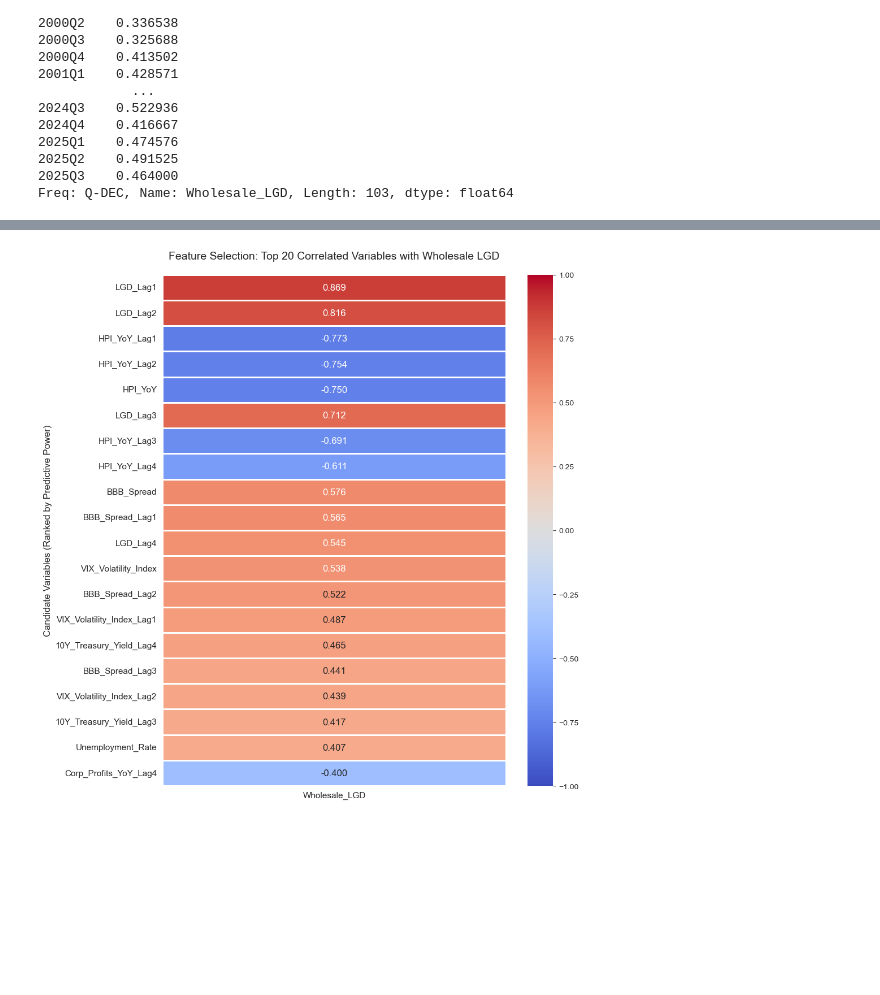
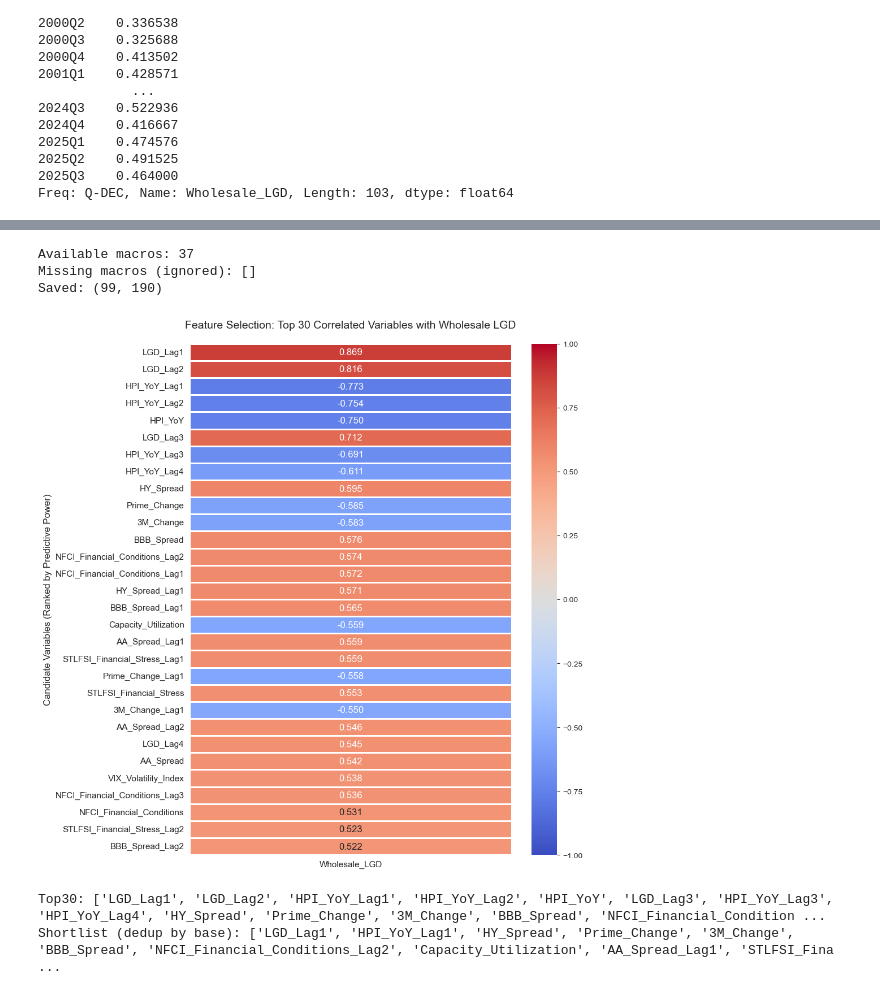
Before and after one commit to sohamjoshi1998/fim601-ccar, a Jupyter notebook: lgd_wholesale_model.ipynb, the cells around one changed output, grey strips where cells are left out. Cells and saved outputs as stored; diff of their text form; code cells hidden in the pictures; blank space fills up the shorter version.

Commit message:
feature selection and validation of wholesale lgd model

```diff
--- a/lgd_wholesale_model.ipynb
+++ b/lgd_wholesale_model.ipynb
@@ -115,44 +120,94 @@ print(df_model.head())
 # %%
 candidate_macros = [
-    'Real_GDP_Growth', 'Nominal_GDP_Growth', 'BBB_Spread',
-    '10Y_Treasury_Yield', 'Corp_Profits_YoY', 'HPI_YoY',
-    'Stock_Market_Return', 'VIX_Volatility_Index', 'Unemployment_Rate'
+    # Levels (raw series)
+    'Unemployment_Rate','Real_GDP','Nominal_GDP','Corporate_Profits','House_Price_Index',
+    'Stock_Market_Index','CPI_Inflation','Real_Disposable_Income','Industrial_Production','Capacity_Utilization',
+
+    # Credit conditions (levels)
+    'BBB_Spread','HY_Spread','AAA_Spread','AA_Spread',
+
+    # Financial stress (levels)
+    'VIX_Volatility_Index','NFCI_Financial_Conditions','STLFSI_Financial_Stress',
+
+    # Rates (levels)
+    '10Y_Treasury_Yield','3M_Treasury_Rate','Prime_Rate',
+
+    # Transforms
+    'Real_GDP_Growth','Nominal_GDP_Growth','Corp_Profits_YoY','HPI_YoY','Stock_Market_Return',
+    'CPI_YoY','RDI_YoY','RDI_Growth','INDPRO_YoY','INDPRO_Growth','TCU_Change',
+    'Term_Spread_10Y_3M','10Y_Change','3M_Change','Prime_Change','BBB_Change','HY_Change',
 ]
+
 lags_to_test = [1, 2, 3, 4]
 
+available_macros = [m for m in candidate_macros if m in df_model.columns]
+missing_macros = [m for m in candidate_macros if m not in df_model.columns]
+print("Available macros:", len(available_macros))
+print("Missing macros (ignored):", missing_macros)
+
+lagged_cols = {}
+
+# LGD lags
 for lag in lags_to_test:
-    df_model[f'LGD_Lag{lag}'] = df_model['Wholesale_LGD'].shift(lag)
+    lagged_cols[f"LGD_Lag{lag}"] = df_model["Wholesale_LGD"].shift(lag)
 
-for macro in candidate_macros:
-    if macro in df_model.columns:
-        for lag in lags_to_test:
-            col_name = f'{macro}_Lag{lag}'
-            df_model[col_name] = df_model[macro].shift(lag)
+# Macro lags
+for m in available_macros:
+    for lag in lags_to_test:
+        lagged_cols[f"{m}_Lag{lag}"] = df_model[m].shift(lag)
 
-df_model.dropna(inplace=True)
-df_model.to_csv('./output/wholesale_lgd_model_candidates.csv')
+df_lags = pd.DataFrame(lagged_cols, index=df_model.index)
+
+df_model = pd.concat([df_model, df_lags], axis=1)
+df_model = df_model.dropna().copy()
+
+df_model.to_csv("./output/wholesale_lgd_model_candidates.csv")
+print("Saved:", df_model.shape)
+# %% [output]
+Available macros: 37
+Missing macros (ignored): []
+Saved: (99, 190)
 # %%
 plt.figure(figsize=(10, 10))
 
 target = 'Wholesale_LGD'
 
 corr_with_lgd = df_model.corr()[[target]].drop(target)
 corr_with_lgd['Absolute_Corr'] = corr_with_lgd[target].abs()
 corr_with_lgd_sorted = corr_with_lgd.sort_values(by='Absolute_Corr', ascending=False)
 corr_with_lgd_sorted.drop(columns=['Absolute_Corr'], inplace=True)
 
-top_20_features = corr_with_lgd_sorted.head(20)
+top_30_features = corr_with_lgd_sorted.head(30)
 
-sns.heatmap(top_20_features, annot=True, annot_kws={"size": 12},
+sns.heatmap(top_30_features, annot=True, annot_kws={"size": 12},
             cmap='coolwarm', fmt=".3f", linewidths=1, vmin=-1, vmax=1)
 
-plt.title('Feature Selection: Top 20 Correlated Variables with Wholesale LGD', fontsize=14, pad=20)
+plt.title('Feature Selection: Top 30 Correlated Variables with Wholesale LGD', fontsize=14, pad=20)
 plt.ylabel('Candidate Variables (Ranked by Predictive Power)', fontsize=12)
 plt.xticks(fontsize=11)
 plt.yticks(fontsize=11)
 
 plt.tight_layout()
 plt.savefig('./output/chart_lgd_wholesale_feature_selection.png', dpi=600, bbox_inches='tight')
 plt.show()
 # %% [output]
-[figure, old version]
+[figure, new version]
+# %%
+top30_names = corr_with_lgd_sorted.head(30).index.tolist()
+
+def base_name(x):
+    return re.sub(r"_Lag\d+$", "", x)
+
+shortlist = []
+seen = set()
+for v in top30_names:
+    b = base_name(v)
+    if b not in seen:
+        shortlist.append(v)
+        seen.add(b)
+
+print("Top30:", top30_names)
+print("Shortlist (dedup by base):", shortlist)
+# %% [output]
+Top30: ['LGD_Lag1', 'LGD_Lag2', 'HPI_YoY_Lag1', 'HPI_YoY_Lag2', 'HPI_YoY', 'LGD_Lag3', 'HPI_YoY_Lag3', 'HPI_YoY_Lag4', 'HY_Spread', 'Prime_Change', '3M_Change', 'BBB_Spread', 'NFCI_Financial_Condition ...
+Shortlist (dedup by base): ['LGD_Lag1', 'HPI_YoY_Lag1', 'HY_Spread', 'Prime_Change', '3M_Change', 'BBB_Spread', 'NFCI_Financial_Conditions_Lag2', 'Capacity_Utilization', 'AA_Spread_Lag1', 'STLFSI_Fina ...
```
Also changed, not shown: parts of 9 cells of this notebook, 12 other files.
